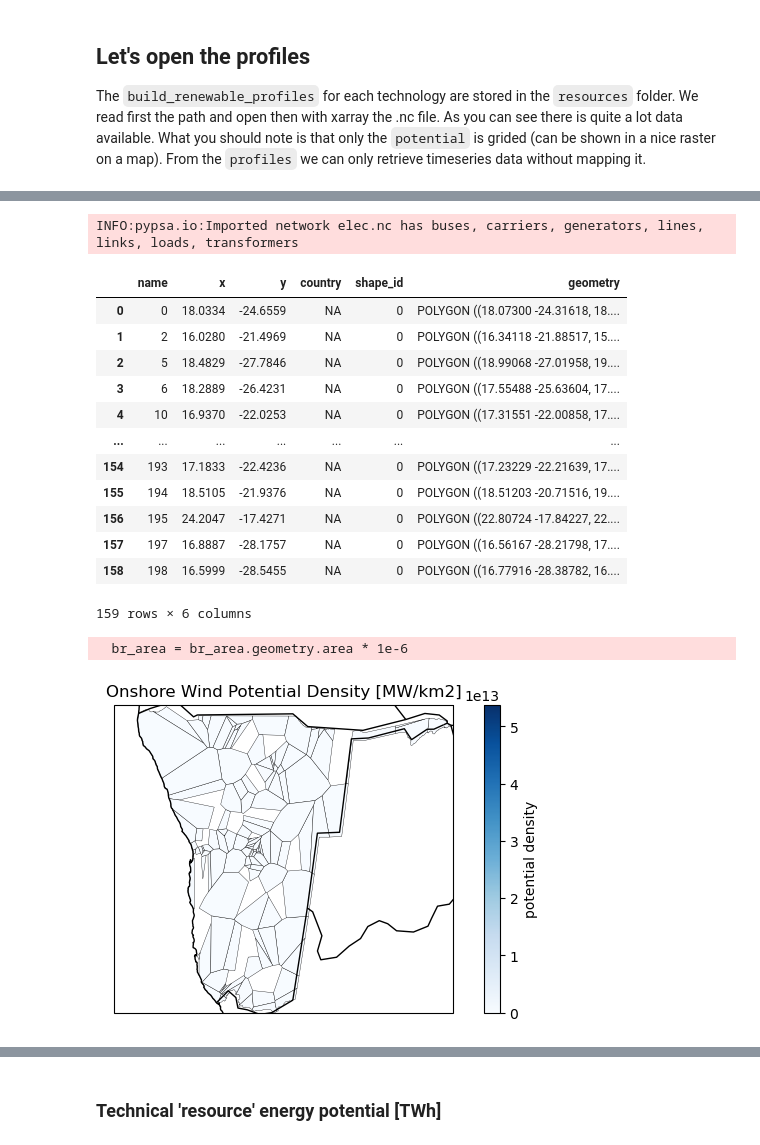
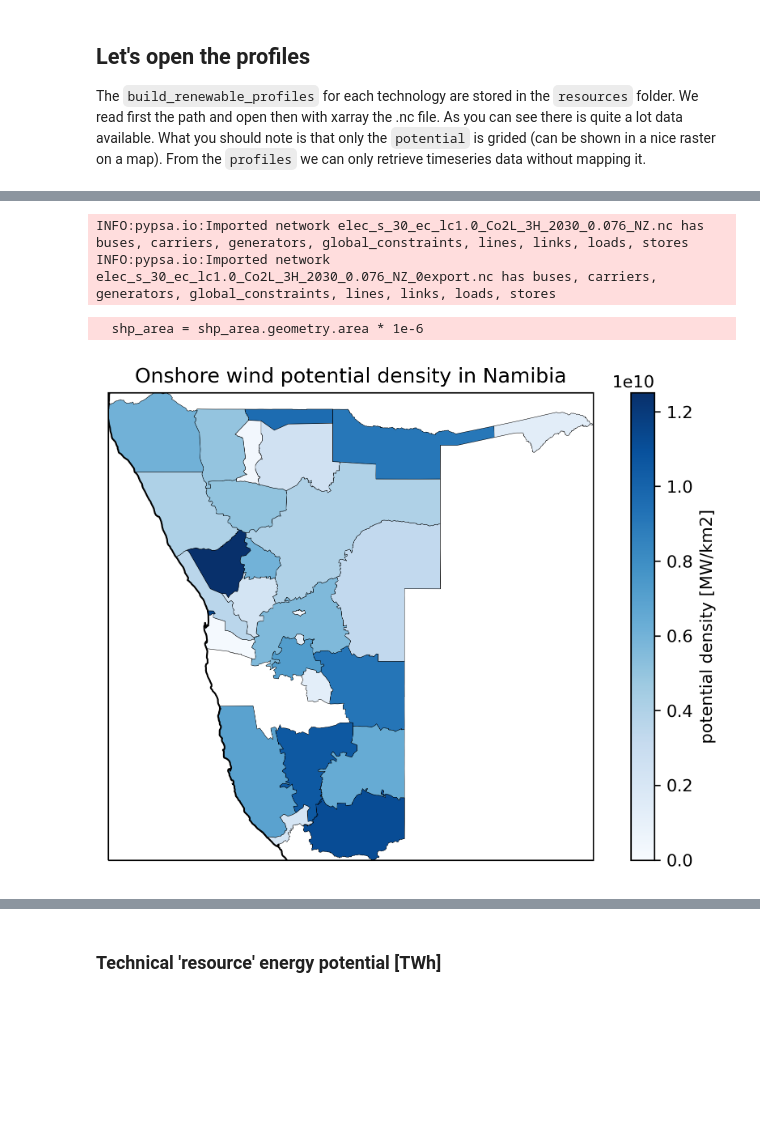
Before and after one commit to rajesh-ieg/thesis-notebook, a Jupyter notebook: analysis/build_renewable_profiles.ipynb, the cells around one changed output, grey strips where cells are left out. Cells and saved outputs as stored; diff of their text form; code cells hidden in the pictures; blank space fills up the shorter version.

Commit message:
new updates to notebooks

```diff
--- a/analysis/build_renewable_profiles.ipynb
+++ b/analysis/build_renewable_profiles.ipynb
@@ -78,36 +64,23 @@ Data variables:
-# %%
-resource_path = os.path.realpath("Users/raj08555/Dev/thesis-notebook/resources/")
-network_path = os.path.realpath("Users/raj08555/Dev/thesis-notebook/Networks/networks/na_2030/")
-br_loc = gpd.read_file("/Users/raj08555/Dev/thesis-notebook/resources/bus_regions/regions_onshore.geojson")
-elec = pypsa.Network("/Users/raj08555/Dev/thesis-notebook/Networks/networks/na_2030/elec.nc")
-br_loc
-# %% [output]
-INFO:pypsa.io:Imported network elec.nc has buses, carriers, generators, lines, links, loads, transformers
-|  | name | x | y | country | shape_id | geometry |
-| 0 | 0 | 18.0334 | -24.6559 | NA | 0 | POLYGON ((18.07300 -24.31618, 18.... |
-| 1 | 2 | 16.0280 | -21.4969 | NA | 0 | POLYGON ((16.34118 -21.88517, 15.... |
-| 2 | 5 | 18.4829 | -27.7846 | NA | 0 | POLYGON ((18.99068 -27.01958, 19.... |
-| 3 | 6 | 18.2889 | -26.4231 | NA | 0 | POLYGON ((17.55488 -25.63604, 17.... |
-| 4 | 10 | 16.9370 | -22.0253 | NA | 0 | POLYGON ((17.31551 -22.00858, 17.... |
-| ... | ... | ... | ... | ... | ... | ... |
-| 154 | 193 | 17.1833 | -22.4236 | NA | 0 | POLYGON ((17.23229 -22.21639, 17.... |
-| 155 | 194 | 18.5105 | -21.9376 | NA | 0 | POLYGON ((18.51203 -20.71516, 19.... |
-| 156 | 195 | 24.2047 | -17.4271 | NA | 0 | POLYGON ((22.80724 -17.84227, 22.... |
-| 157 | 197 | 16.8887 | -28.1757 | NA | 0 | POLYGON ((16.56167 -28.21798, 17.... |
-| 158 | 198 | 16.5999 | -28.5455 | NA | 0 | POLYGON ((16.77916 -28.38782, 16.... |
-159 rows × 6 columns
+# %%
+shape_loc = gpd.read_file("/home/raj08555/dev/sandbox0405/pypsa-earth-sec/pypsa-earth/resources/bus_regions/regions_onshore_elec_s_30.geojson")
+elec = pypsa.Network("/home/raj08555/dev/sandbox0405/pypsa-earth-sec/results/GADM_opt30/prenetworks/elec_s_30_ec_lc1.0_Co2L_3H_2030_0.076_NZ.nc")
+secnet = pypsa.Network("/home/raj08555/dev/sandbox0405/pypsa-earth-sec/results/GADM_opt30/postnetworks/elec_s_30_ec_lc1.0_Co2L_3H_2030_0.076_NZ_0export.nc")
+water_cost = "/home/raj08555/dev/sandbox0405/pypsa-earth-sec/resources/custom_data/NA_water_costs.csv"
+# %% [output]
+INFO:pypsa.io:Imported network elec_s_30_ec_lc1.0_Co2L_3H_2030_0.076_NZ.nc has buses, carriers, generators, global_constraints, lines, links, loads, stores
+INFO:pypsa.io:Imported network elec_s_30_ec_lc1.0_Co2L_3H_2030_0.076_NZ_0export.nc has buses, carriers, generators, global_constraints, lines, links, loads, stores
 # %%
-def plot_voronoi(n, carrier, voronoi, cmap, projection, title=None, filename=None):
+def plot_potential(n, carrier, shape, cmap, projection, title=None, filename=None):
+    g = n.generators.loc[n.generators.carrier == carrier]
+    shp = shape.set_index("name")
 
-    g = n.generators.loc[n.generators.carrier == carrier]
-    br = gpd.read_file("/Users/raj08555/Dev/thesis-notebook/resources/bus_regions/regions_onshore.geojson").set_index("name")
-    br_area = br.to_crs("epsg:4326")
-    br_area = br_area.geometry.area * 1e-6
-    br["p_nom_max"] = g.groupby("bus").sum().p_nom_max / br_area
+    shp_area = shp.to_crs("epsg:4326")
+    shp_area = shp_area.geometry.area * 1e-6
+    shp["p_nom_max"] = g.groupby("bus").sum().p_nom_max / shp_area
 
-    fig, ax = plt.subplots(figsize=(8, 4), subplot_kw={"projection": projection})
+    fig, ax = plt.subplots(figsize=(8, 5), dpi=300, subplot_kw={"projection": projection})
     plt.rcParams.update({"font.size": 10})
-    br.plot(
+    shp.plot(
         ax=ax,
         column="p_nom_max",
         transform=ccrs.PlateCarree(),
@@ -115,31 +88,33 @@ def plot_voronoi(n, carrier, voronoi, cmap, projection, title=None, filename=Non
         edgecolor="k",
         cmap=cmap,
         vmin=0,
-        vmax=br["p_nom_max"].max(),
+        vmax=shp["p_nom_max"].max(),
         legend=True,
-        legend_kwds={"label": r"potential density"},
+        legend_kwds={"label": r"potential density [MW/km2]"},
     )
     ax.coastlines()
-    ax.add_feature(cartopy.feature.BORDERS.with_scale("110m"))
+    #ax.add_feature(cartopy.feature.BORDERS.with_scale("110m"))
     #ax.set_extent([2, 14.5, 3, 14], crs=ccrs.PlateCarree())  # Nigeria
     # ax.set_extent([-23, 55, -35, 40], crs=ccrs.PlateCarree())  # Africa
-    ax.set_extent(br.total_bounds[[0, 2, 1, 3]])  # Namibia
+    ax.set_extent(shp.total_bounds[[0, 2, 1, 3]])  # Namibia
 
     if title is not None:
         plt.title(title)
 
     if filename is not None:
         plt.savefig(filename, bbox_inches="tight")
+
+    #print(shp)
 # %%
-plot_voronoi(
+plot_potential(
     elec,
     "onwind",
-    "onshore",
+    shape_loc,
     "Blues",
-    ccrs.Orthographic(),
-    title="Onshore Wind Potential Density [MW/km2]",
+    ccrs.PlateCarree(),
+    title="Onshore wind potential density in Namibia",
     # filename="onwind-cell.pdf",
 )
 # %% [output]
-  br_area = br_area.geometry.area * 1e-6
+  shp_area = shp_area.geometry.area * 1e-6
-[figure, old version]
+[figure, new version]
```
Also changed, not shown: parts of 6 cells of this notebook, 11 other files.
